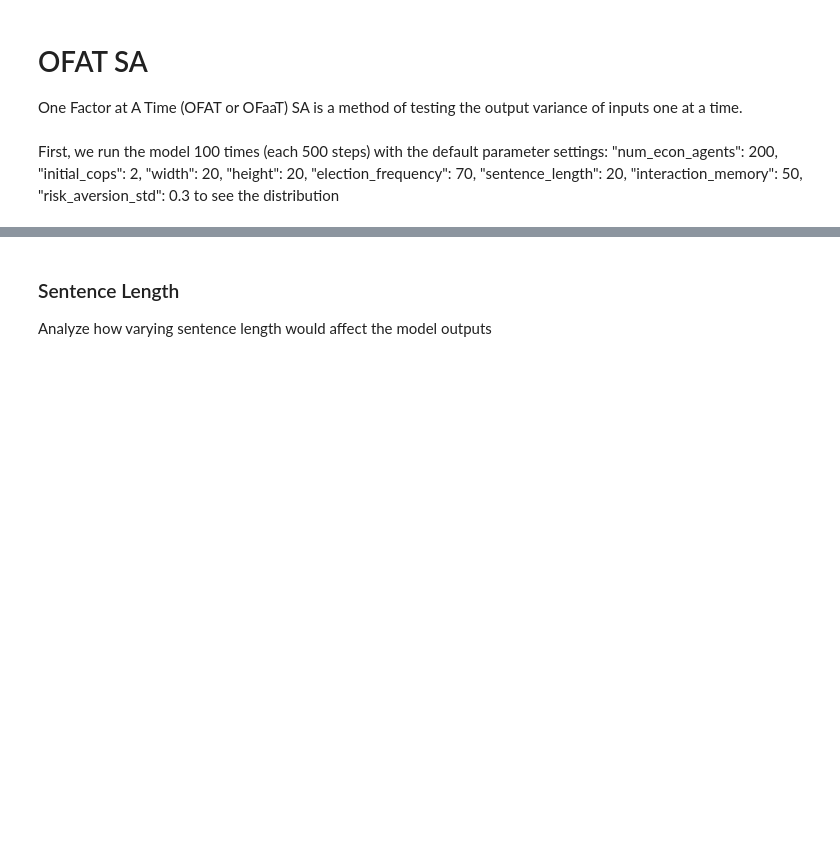
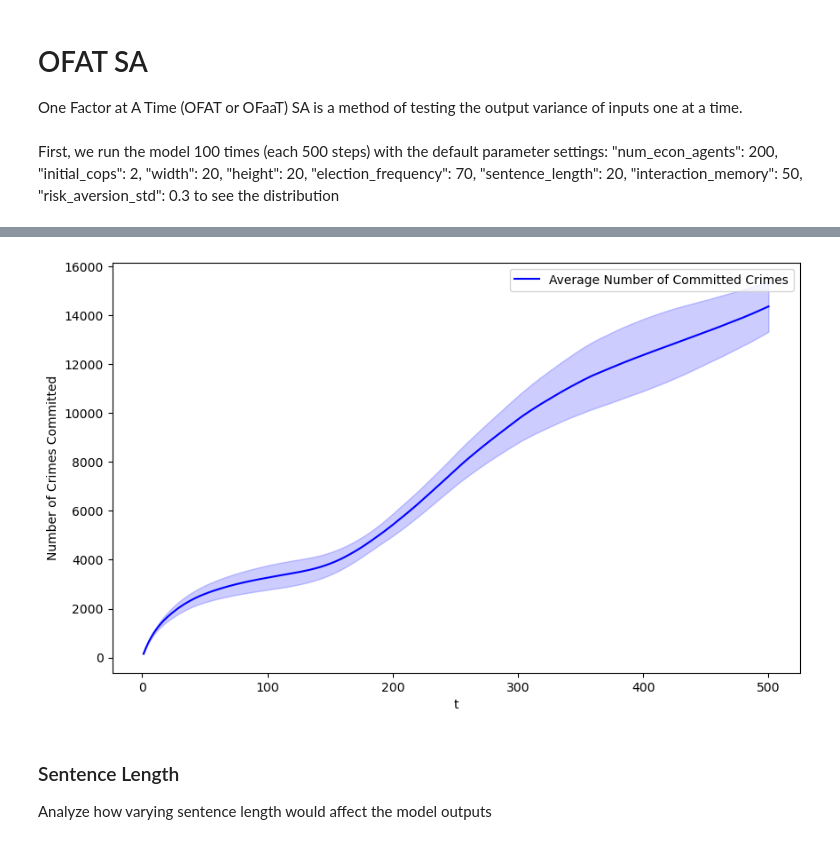
Before and after one commit to nabilasiregar/abm-project, a Jupyter notebook: notebooks/sensitivity_analysis.ipynb, the cells around one changed output, grey strips where cells are left out. Saved outputs shown, nothing was run; the diff lists cells and outputs as text; code cells hidden in the pictures; blank space fills up the shorter version.

```diff
--- a/notebooks/sensitivity_analysis.ipynb
+++ b/notebooks/sensitivity_analysis.ipynb
@@ -67,3 +107,18 @@ plt.show()
+# %%
+crimes_per_step = default_data.groupby('Step')['num_crimes_committed'].agg(['mean', 'std'])
+plt.figure(figsize=(10, 6))
+plt.plot(crimes_per_step.index, crimes_per_step['mean'], label='Average Number of Committed Crimes', color='blue')
+plt.fill_between(crimes_per_step.index,
+                 crimes_per_step['mean'] - crimes_per_step['std'],
+                 crimes_per_step['mean'] + crimes_per_step['std'],
+                 color='blue', alpha=0.2)
+
+plt.xlabel('t')
+plt.ylabel('Number of Crimes Committed')
+plt.legend()
+plt.show()
+# %% [output]
+[figure, added]
 # %% [markdown]
 ### Sentence Length
 Analyze how varying sentence length would affect the model outputs
```
Also changed, not shown: parts of 13 cells of this notebook, 3 other files.
